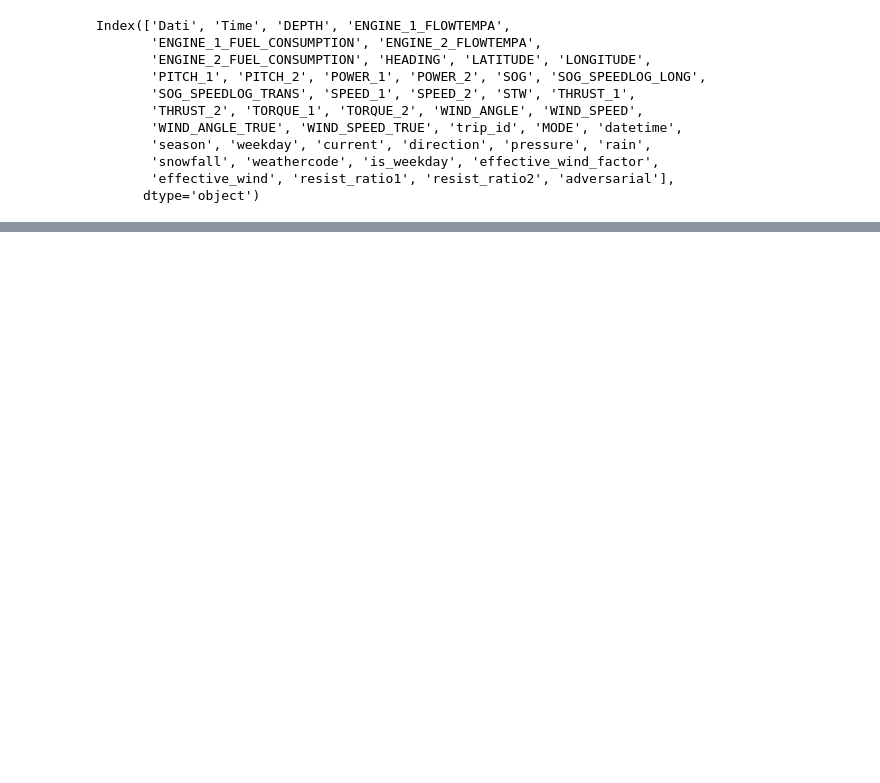
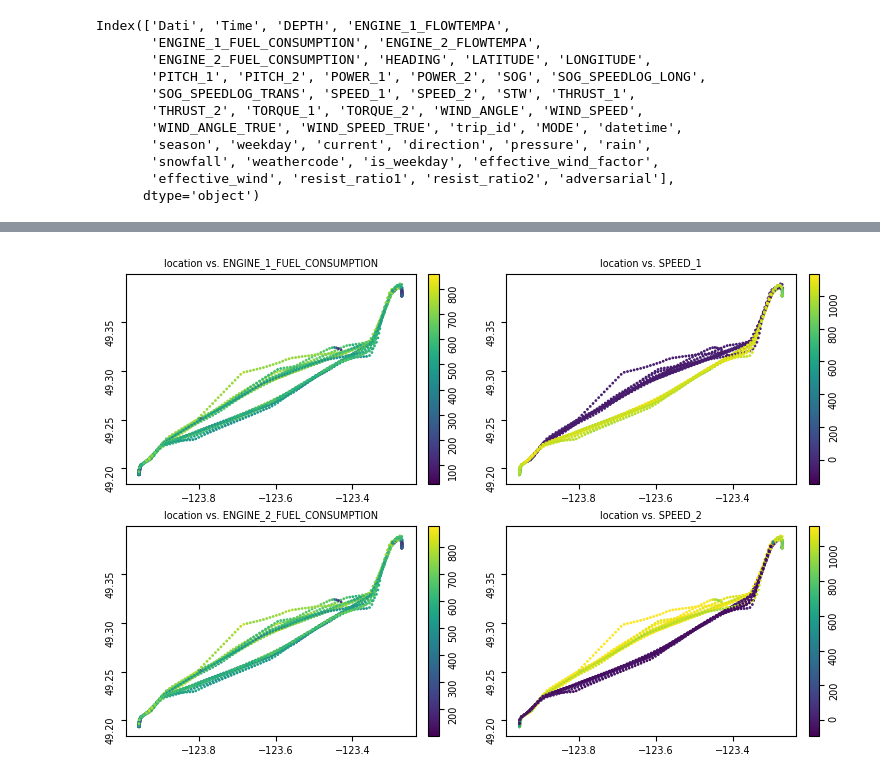
Before and after one commit to pagand/model_optimze_vessel, a Jupyter notebook: Feature/feature_engineering.ipynb, the cells around one changed output, grey strips where cells are left out. Saved outputs shown, nothing was run; the diff lists cells and outputs as text; code cells hidden in the pictures; blank space fills up the shorter version.

```diff
--- a/Feature/feature_engineering.ipynb
+++ b/Feature/feature_engineering.ipynb
@@ -319,0 +402,14 @@ Index(['Dati', 'Time', 'DEPTH', 'ENGINE_1_FLOWTEMPA',
+# %%
+fig = plt.figure(figsize=(9,6))
+fig.add_subplot(2,2,1)
+plot_location(samples, "ENGINE_1_FUEL_CONSUMPTION", s=1)
+fig.add_subplot(222)
+plot_location(samples, "SPEED_1", s=1)
+fig.add_subplot(223)
+plot_location(samples, "ENGINE_2_FUEL_CONSUMPTION", s=1)
+fig.add_subplot(224)
+plot_location(samples, "SPEED_2", s=1)
+
+fig.show()
+# %% [output]
+[figure, added]
```
Also changed, not shown: parts of 21 cells of this notebook, 11 other files.
